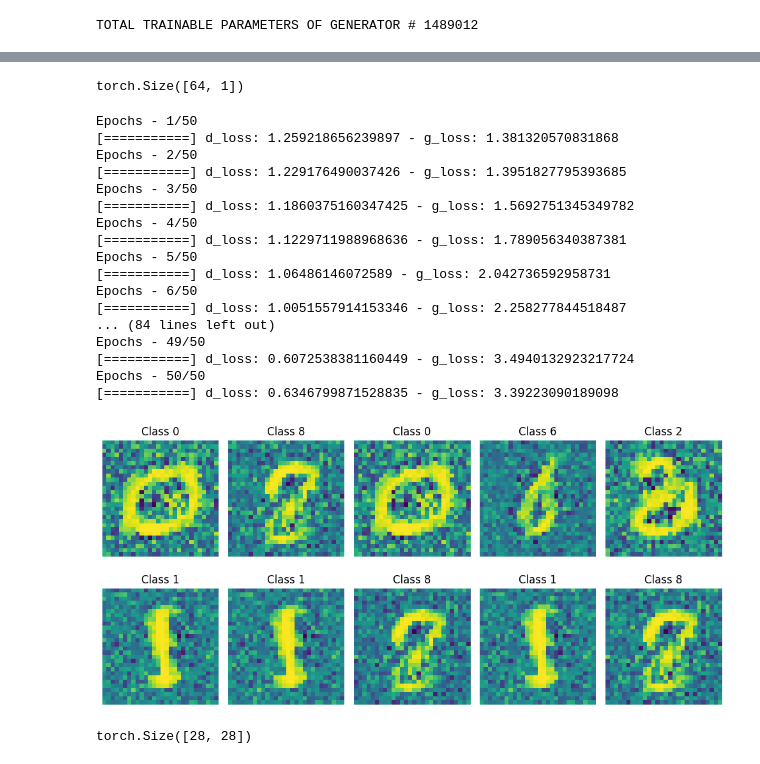
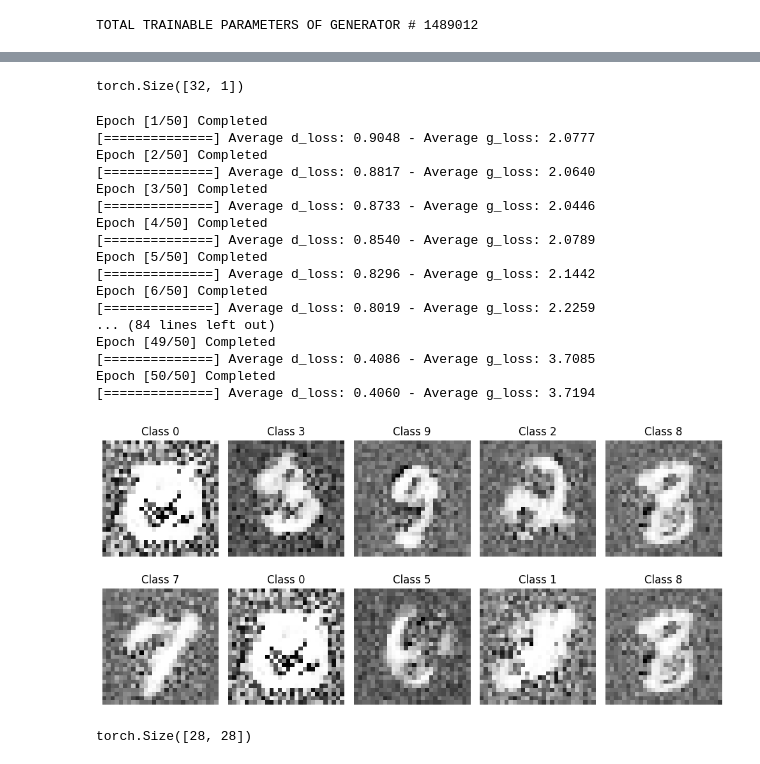
Before and after one commit to atikul-islam-sajib/GPCGAN, a Jupyter notebook: notebooks/ModelProtype.ipynb, the cells around one changed output, grey strips where cells are left out. Drawn from its saved outputs; the diff is of its cells as text; code cells hidden in the pictures.

Commit message:
dataloader code is updated

```diff
--- a/notebooks/ModelProtype.ipynb
+++ b/notebooks/ModelProtype.ipynb
@@ -23,7 +23,7 @@ mnist_data = datasets.MNIST(
     transform=transforms.ToTensor(),
     download=True,
 )
-dataloader = DataLoader(mnist_data, batch_size=64, shuffle=True)
+dataloader = DataLoader(mnist_data, batch_size=32, shuffle=True)
 # %%
 # check the quantity of the dataset
 total_data = 0
@@ -255,11 +257,11 @@ torch.Size([64, 1])
 # %%
 d = Discriminator()
 
-data = torch.randn(64, 1, 28, 28)
+data = torch.randn(32, 1, 28, 28)
 
 d(data, label).shape
 # %% [output]
-torch.Size([64, 1])
+torch.Size([32, 1])
 # %%
 # Define loss and optimizer
 loss_function = nn.BCELoss()
@@ -315,30 +317,28 @@ for epoch in range(epochs):
     discriminator_loss.append(np.array(d_loss).mean())
     generator_loss.append(np.array(g_loss).mean())
 
-    print("Epochs - {}/{} ".format(epoch + 1, epochs))
+    print(f"Epoch [{epoch + 1}/{epochs}] Completed")
     print(
-        "[===========] d_loss: {} - g_loss: {} ".format(
-            np.array(d_loss).mean(), np.array(g_loss).mean()
-        )
+        f"[==============] Average d_loss: {(np.array(d_loss).mean()):.4f} - Average g_loss: {(np.array(g_loss).mean()):.4f}"
     )
 # %% [output]
-Epochs - 1/50
-[===========] d_loss: 1.259218656239897 - g_loss: 1.381320570831868
-Epochs - 2/50
-[===========] d_loss: 1.229176490037426 - g_loss: 1.3951827795393685
-Epochs - 3/50
-[===========] d_loss: 1.1860375160347425 - g_loss: 1.5692751345349782
-Epochs - 4/50
-[===========] d_loss: 1.1229711988968636 - g_loss: 1.789056340387381
-Epochs - 5/50
-[===========] d_loss: 1.06486146072589 - g_loss: 2.042736592958731
-Epochs - 6/50
-[===========] d_loss: 1.0051557914153346 - g_loss: 2.258277844518487
+Epoch [1/50] Completed
+[==============] Average d_loss: 0.9048 - Average g_loss: 2.0777
+Epoch [2/50] Completed
+[==============] Average d_loss: 0.8817 - Average g_loss: 2.0640
+Epoch [3/50] Completed
+[==============] Average d_loss: 0.8733 - Average g_loss: 2.0446
+Epoch [4/50] Completed
+[==============] Average d_loss: 0.8540 - Average g_loss: 2.0789
+Epoch [5/50] Completed
+[==============] Average d_loss: 0.8296 - Average g_loss: 2.1442
+Epoch [6/50] Completed
+[==============] Average d_loss: 0.8019 - Average g_loss: 2.2259
 ... (84 lines left out)
-Epochs - 49/50
-[===========] d_loss: 0.6072538381160449 - g_loss: 3.4940132923217724
-Epochs - 50/50
-[===========] d_loss: 0.6346799871528835 - g_loss: 3.39223090189098
+Epoch [49/50] Completed
+[==============] Average d_loss: 0.4086 - Average g_loss: 3.7085
+Epoch [50/50] Completed
+[==============] Average d_loss: 0.4060 - Average g_loss: 3.7194
 # %%
 label_names = [
     "Class 0",
@@ -355,35 +355,35 @@ label_names = [
 # %%
 import matplotlib.pyplot as plt
 
 # Set the number of samples you want to generate
 num_samples = 10
-
+num_labels = 10
 # Generate noise vectors
 fixed_noise = torch.randn(num_samples, latent_space)
 
 # Generate labels for conditional generation
 # Here, I'm generating random labels. You can specify labels if you want to generate specific images
 fixed_labels = torch.randint(0, num_labels, (num_samples,))  # Random labels
 
 # Generate images
 with torch.no_grad():  # We don't need to track gradients here
     generator.eval()  # Set the generator to evaluation mode
     fake_images = generator(fixed_noise, fixed_labels).detach().cpu()
     generator.train()  # Set the generator back to train mode
 
 # Plot the fake images
 plt.figure(figsize=(10, 5))
 for i in range(num_samples):
     plt.subplot(2, num_samples // 2, i + 1)
-    plt.imshow(fake_images[i].view(28,28))
+    plt.imshow(fake_images[i].view(28,28), cmap="gray")
     plt.title(
         label_names[fixed_labels[i]]
     )  # Set the title to the corresponding label name
     plt.axis("off")
 plt.tight_layout()
 plt.show()
 # %% [output]
-[figure, old version]
+[figure, new version]
 # %%
 fake_images[1][0].shape
 # %% [output]
```
Also changed, not shown: parts of 4 cells of this notebook, 5 other files.
